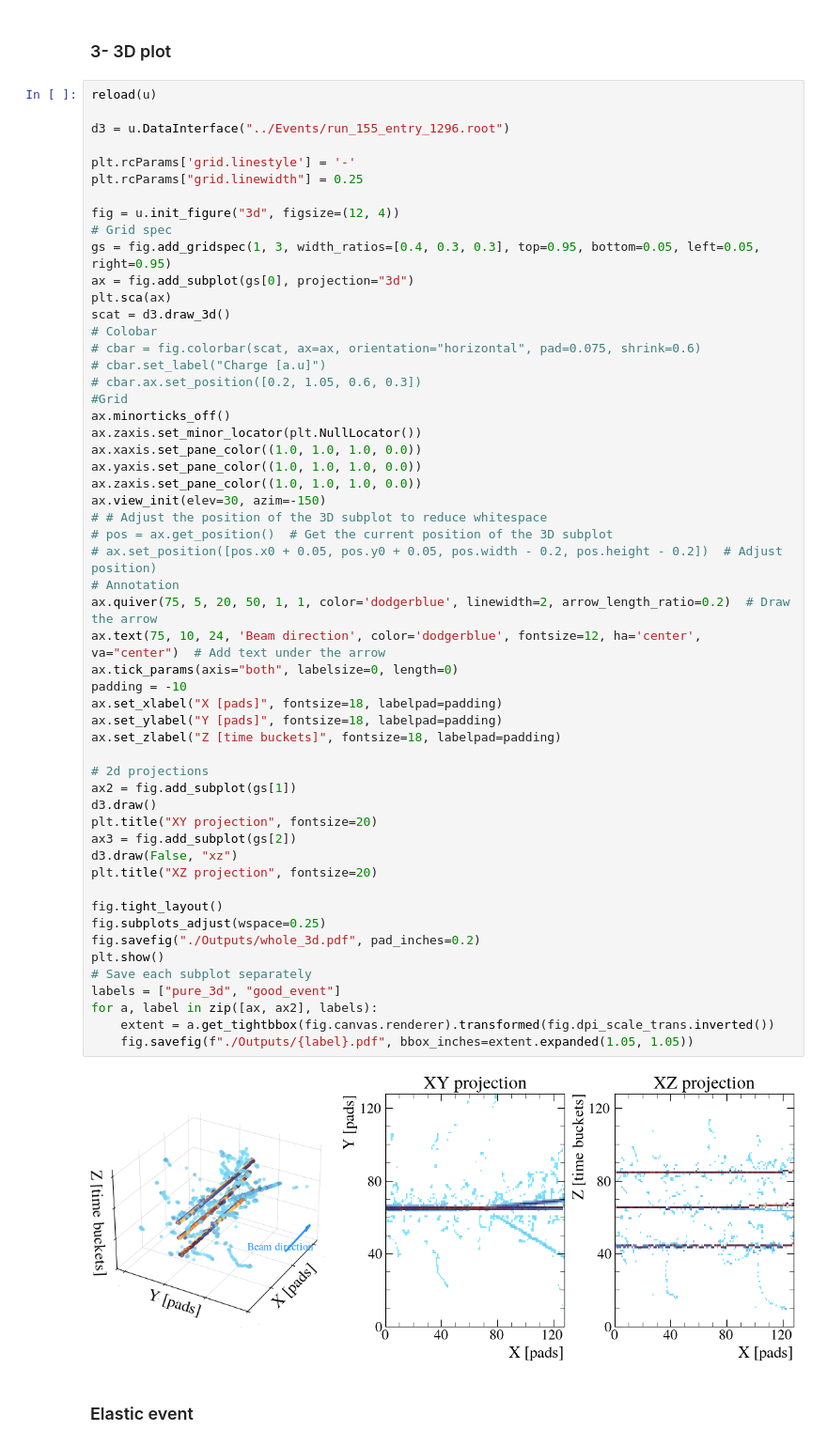
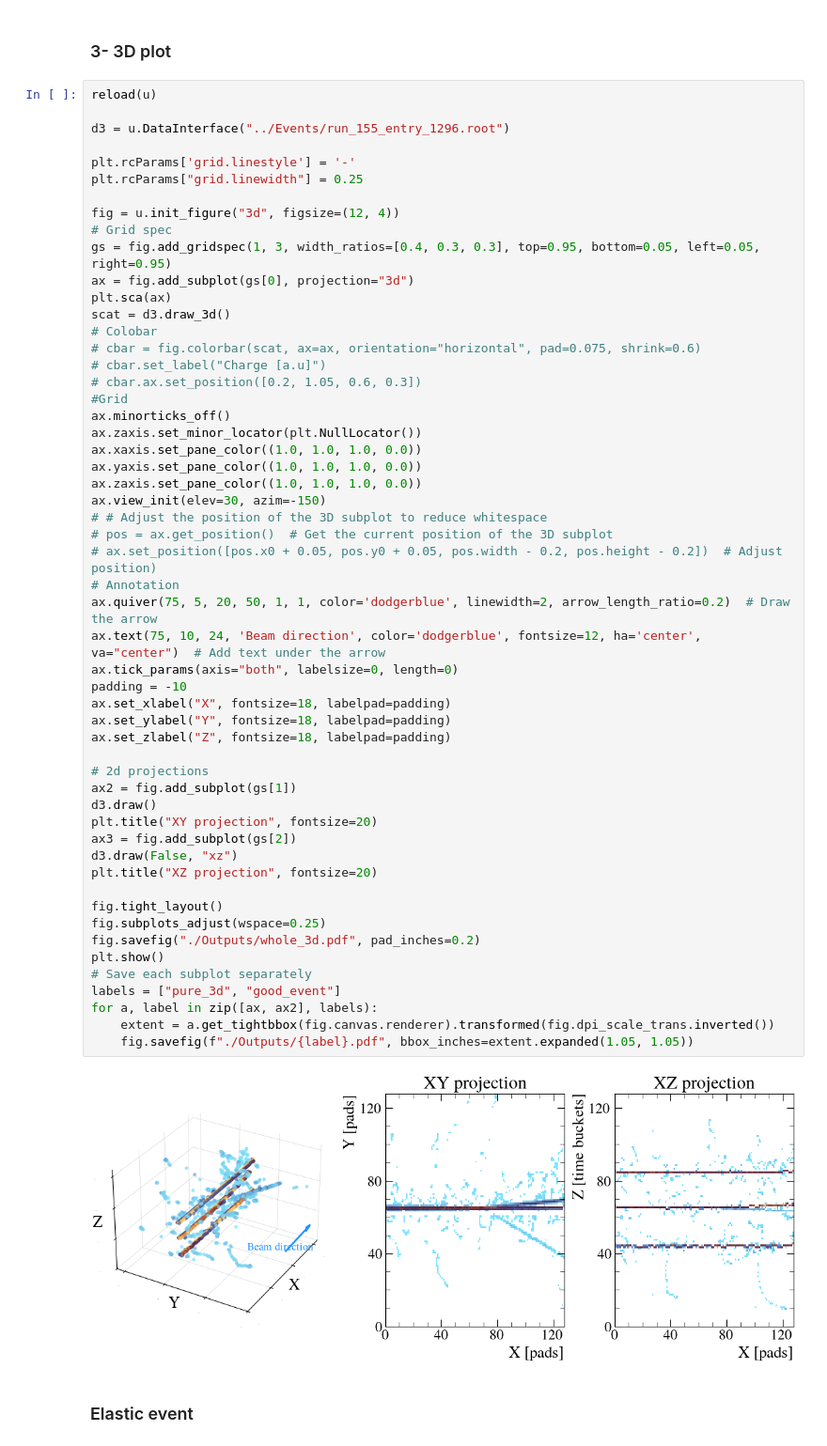
Before and after one commit to loopset/e796-analysis, a Jupyter notebook: Publications/Code/mpl/events.ipynb, the cells around one changed output. Shown at 94% size. Drawn from its saved outputs; the diff is of its cells as text.

```diff
--- a/Publications/Code/mpl/events.ipynb
+++ b/Publications/Code/mpl/events.ipynb
@@ -69,37 +69,37 @@ ax.xaxis.set_pane_color((1.0, 1.0, 1.0, 0.0))
 ax.yaxis.set_pane_color((1.0, 1.0, 1.0, 0.0))
 ax.zaxis.set_pane_color((1.0, 1.0, 1.0, 0.0))
 ax.view_init(elev=30, azim=-150)
 # # Adjust the position of the 3D subplot to reduce whitespace
 # pos = ax.get_position()  # Get the current position of the 3D subplot
 # ax.set_position([pos.x0 + 0.05, pos.y0 + 0.05, pos.width - 0.2, pos.height - 0.2])  # Adjust position)
 # Annotation
 ax.quiver(75, 5, 20, 50, 1, 1, color='dodgerblue', linewidth=2, arrow_length_ratio=0.2)  # Draw the arrow
 ax.text(75, 10, 24, 'Beam direction', color='dodgerblue', fontsize=12, ha='center', va="center")  # Add text under the arrow
 ax.tick_params(axis="both", labelsize=0, length=0)
 padding = -10
-ax.set_xlabel("X [pads]", fontsize=18, labelpad=padding)
-ax.set_ylabel("Y [pads]", fontsize=18, labelpad=padding)
-ax.set_zlabel("Z [time buckets]", fontsize=18, labelpad=padding)
+ax.set_xlabel("X", fontsize=18, labelpad=padding)
+ax.set_ylabel("Y", fontsize=18, labelpad=padding)
+ax.set_zlabel("Z", fontsize=18, labelpad=padding)
 
 # 2d projections
 ax2 = fig.add_subplot(gs[1])
 d3.draw()
 plt.title("XY projection", fontsize=20)
 ax3 = fig.add_subplot(gs[2])
 d3.draw(False, "xz")
 plt.title("XZ projection", fontsize=20)
 
 fig.tight_layout()
 fig.subplots_adjust(wspace=0.25)
 fig.savefig("./Outputs/whole_3d.pdf", pad_inches=0.2)
 plt.show()
 # Save each subplot separately
 labels = ["pure_3d", "good_event"]
 for a, label in zip([ax, ax2], labels):
     extent = a.get_tightbbox(fig.canvas.renderer).transformed(fig.dpi_scale_trans.inverted())
     fig.savefig(f"./Outputs/{label}.pdf", bbox_inches=extent.expanded(1.05, 1.05))
 # %% [output]
-[figure, old version]
+[figure, new version]
 # %% [markdown]
 ### Elastic event
 # %%
```
Also changed, not shown: 6 other files.
